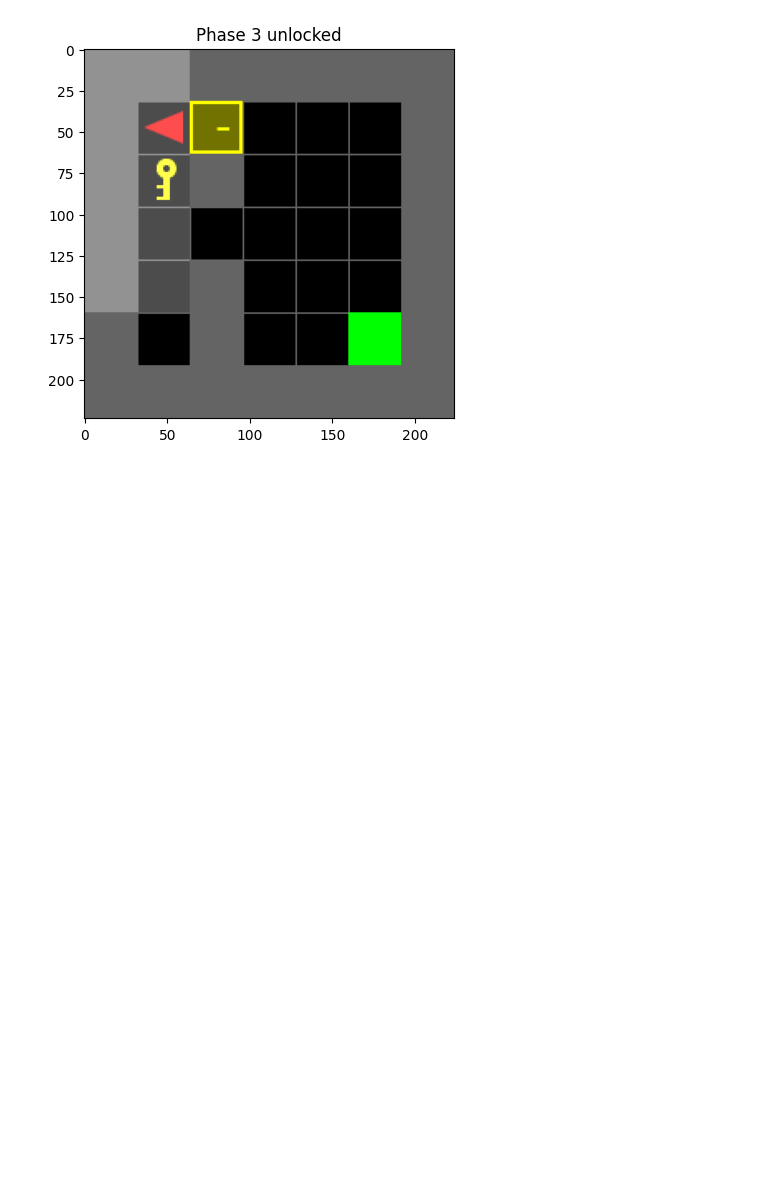
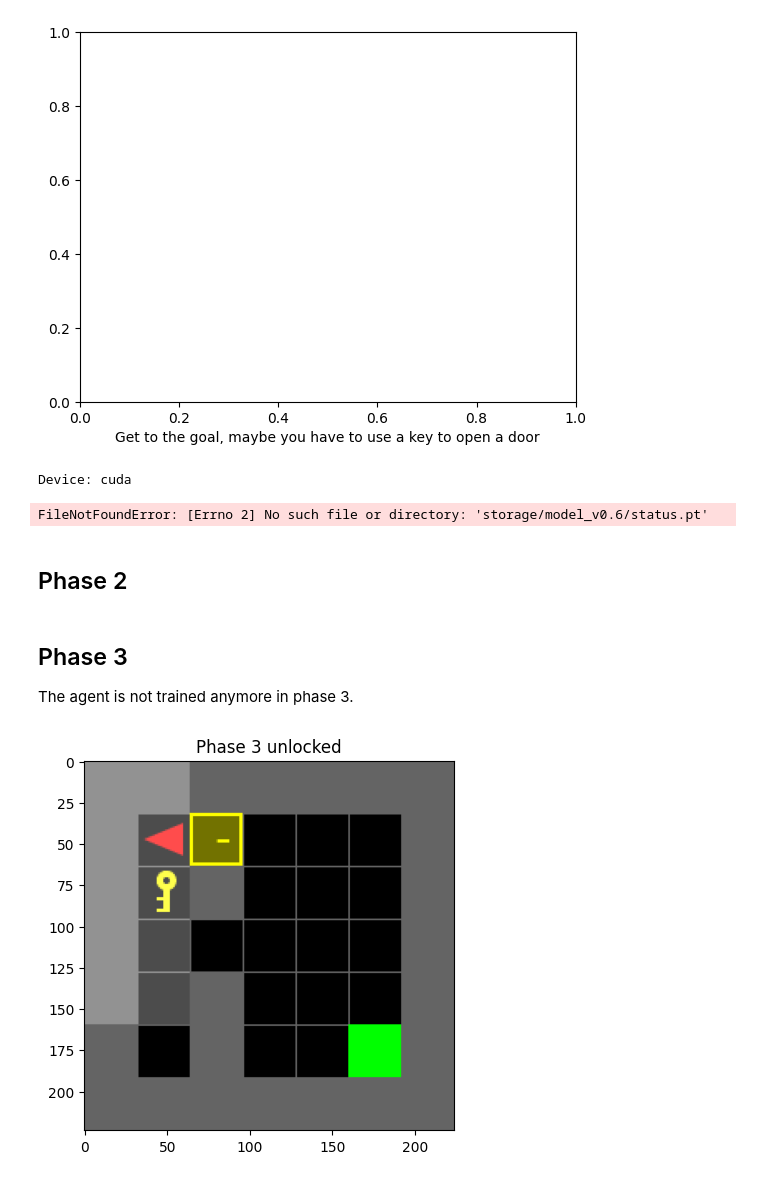
Before and after one commit to lcswillems/rl-starter-files, a Jupyter notebook: try_stuff.ipynb, the cells around one changed output. Drawn from its saved outputs; the diff is of its cells as text; code cells hidden in the pictures; blank space fills up the shorter version.

```diff
--- a/try_stuff.ipynb
+++ b/try_stuff.ipynb
@@ -30,2 +15,2 @@ for name, env in zip(names, envs):
 # %%
-version = "v0.5"
+version = "v0.6"
@@ -36 +59,11 @@ for _ in range(100):
+# %%
+# %%capture
+# # use capture to avoid generating unneeded output
+generate_gif(env_p1, phase=1, version=version)
+# %% [output]
+[figure, added]
+Device: cuda
+FileNotFoundError: [Errno 2] No such file or directory: 'storage/model_v0.6/status.pt'
+# %% [markdown]
+## Phase 2
 # %%
@@ -39,5 +71,8 @@ train_args = train_arg_parser("ppo", envs, model=f"model_{version}", frames=1e6)
 
 train(train_args)
+# %% [markdown]
+## Phase 3
+The agent is not trained anymore in phase 3.
 # %%
 env = PhasicDoorKeyEnv(phase=3, door_locked=True, size=7, max_steps=500, render_mode="rgb_array")
 env.reset()
```
Also changed, not shown: parts of 10 cells of this notebook, 4 other files.
